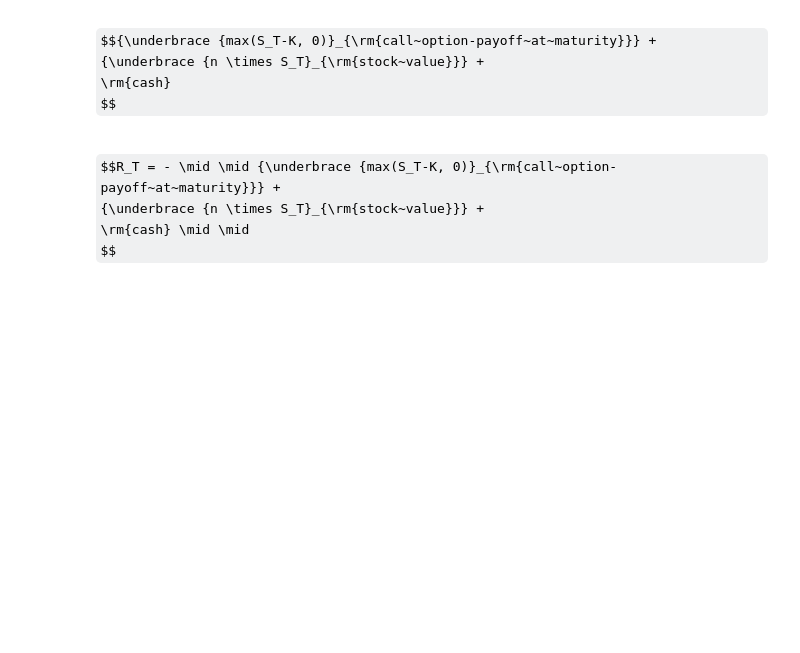
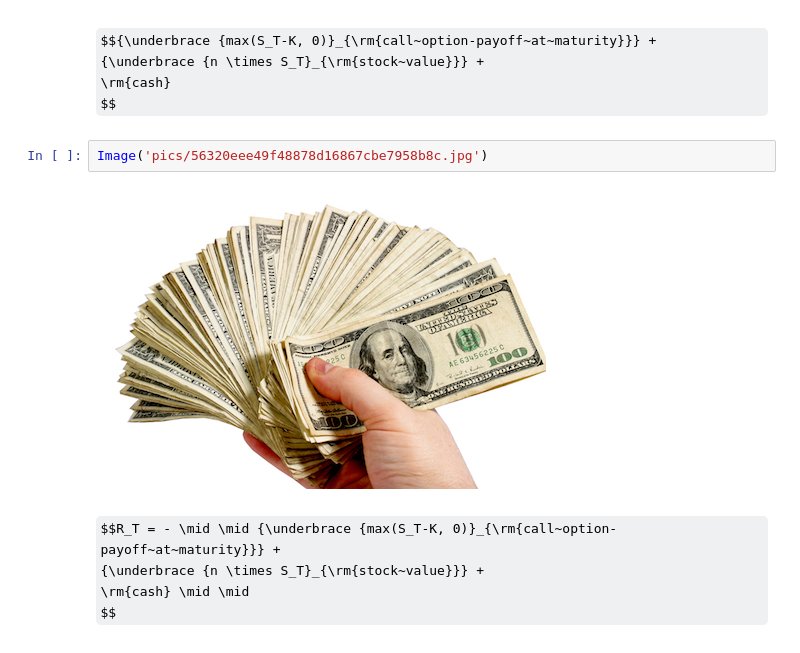
Before and after one commit to FinTechies/HedgingRL, a Jupyter notebook: notebooks/20170427 Predictive Analytics Frankfurt.ipynb, the cells around one changed output. Cells and saved outputs as stored; diff of their text form; some formulas as TeX source; blank space fills up the shorter version.

```diff
--- a/notebooks/20170427 Predictive Analytics Frankfurt.ipynb
+++ b/notebooks/20170427 Predictive Analytics Frankfurt.ipynb
@@ -477,6 +483,10 @@ $${\underbrace {max(S_T-K, 0)}_{\rm{call~option-payoff~at~maturity}}} +
 {\underbrace {n \times S_T}_{\rm{stock~value}}} +
 \rm{cash}
 $$
+# %%
+Image('pics/56320eee49f48878d16867cbe7958b8c.jpg')
+# %% [output]
+[figure, added]
 # %% [markdown]
 $$R_T = - \mid \mid {\underbrace {max(S_T-K, 0)}_{\rm{call~option-payoff~at~maturity}}} +
 {\underbrace {n \times S_T}_{\rm{stock~value}}} +
```
Also changed, not shown: parts of 19 cells of this notebook, 4 other files.
